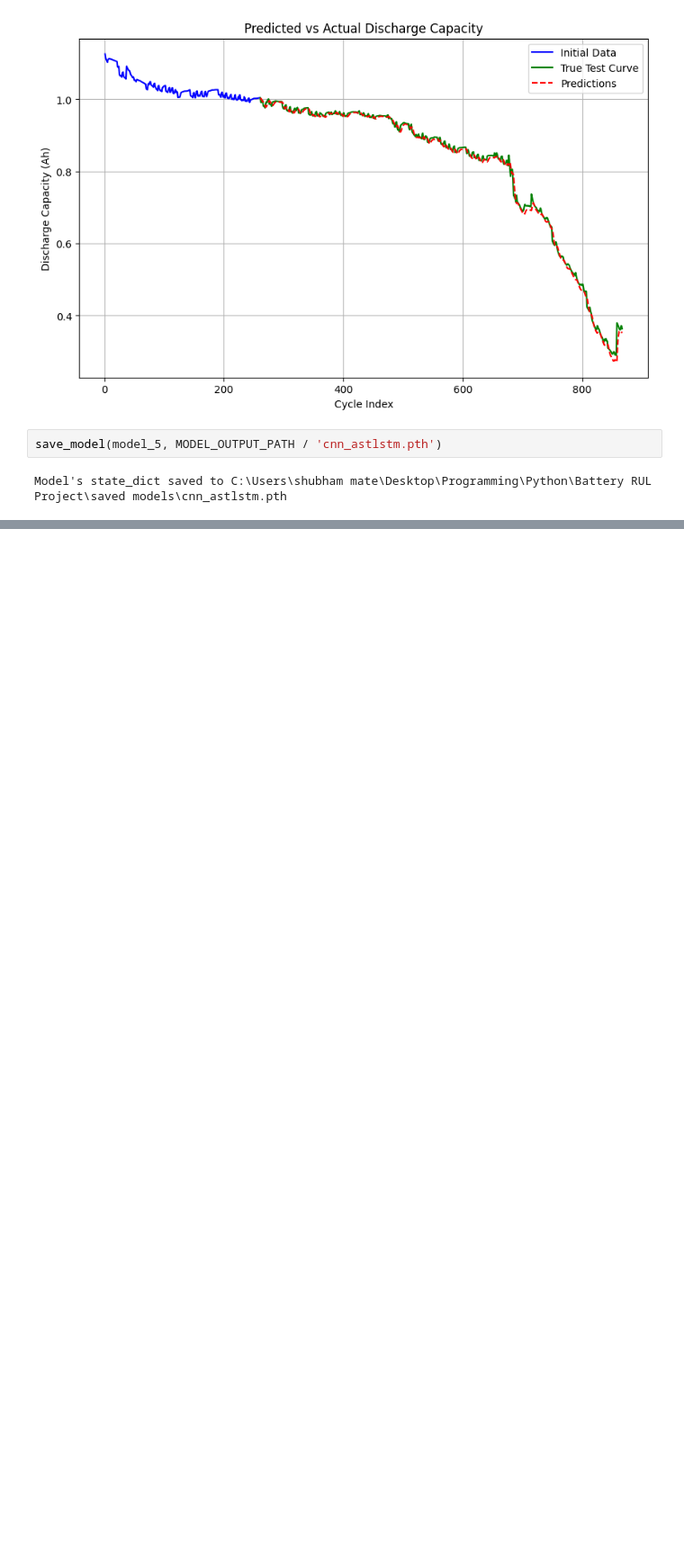
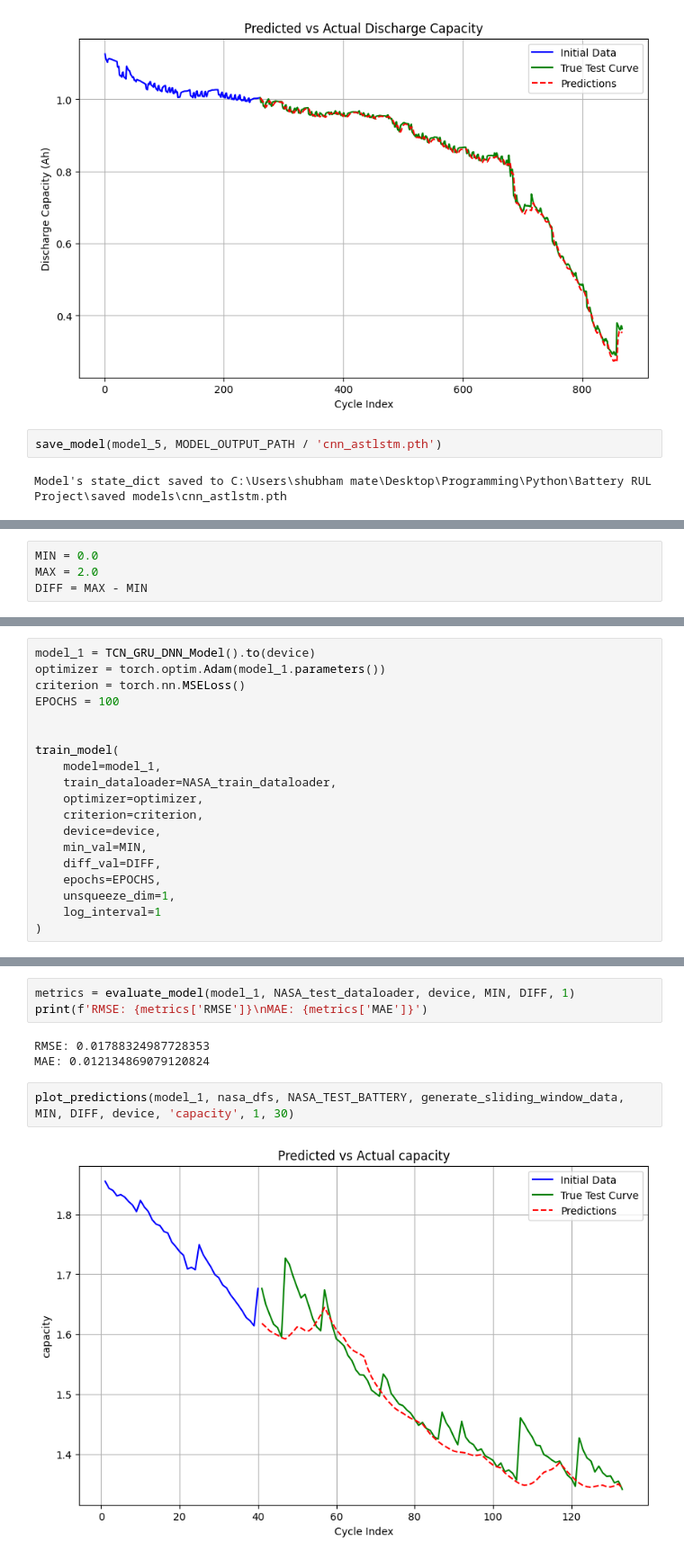
Before and after one commit to Shubham-Mate/Battery-RUL-Prediction, a Jupyter notebook: Paper Reproduction.ipynb, the cells around one changed output, grey strips where cells are left out. Shown: that part at 90% size. Saved outputs shown, nothing was run; the diff lists cells and outputs as text; blank space fills up the shorter version.

```diff
--- a/Paper Reproduction.ipynb
+++ b/Paper Reproduction.ipynb
@@ -569,0 +459,4 @@ Model's state_dict saved to C:\Users\shubham mate\Desktop\Programming\Python\Bat
+# %%
+MIN = 0.0
+MAX = 2.0
+DIFF = MAX - MIN
@@ -569,0 +465,19 @@ Model's state_dict saved to C:\Users\shubham mate\Desktop\Programming\Python\Bat
+# %%
+model_1 = TCN_GRU_DNN_Model().to(device)
+optimizer = torch.optim.Adam(model_1.parameters())
+criterion = torch.nn.MSELoss()
+EPOCHS = 100
+
+
+train_model(
+    model=model_1,
+    train_dataloader=NASA_train_dataloader,
+    optimizer=optimizer,
+    criterion=criterion,
+    device=device,
+    min_val=MIN,
+    diff_val=DIFF,
+    epochs=EPOCHS,
+    unsqueeze_dim=1,
+    log_interval=1
+)
@@ -569,0 +502,10 @@ Model's state_dict saved to C:\Users\shubham mate\Desktop\Programming\Python\Bat
+# %%
+metrics = evaluate_model(model_1, NASA_test_dataloader, device, MIN, DIFF, 1)
+print(f'RMSE: {metrics['RMSE']}\nMAE: {metrics['MAE']}')
+# %% [output]
+RMSE: 0.01788324987728353
+MAE: 0.012134869079120824
+# %%
+plot_predictions(model_1, nasa_dfs, NASA_TEST_BATTERY, generate_sliding_window_data, MIN, DIFF, device, 'capacity', 1, 30)
+# %% [output]
+[figure, added]
```
Also changed, not shown: parts of 43 cells of this notebook, 4 other files.
